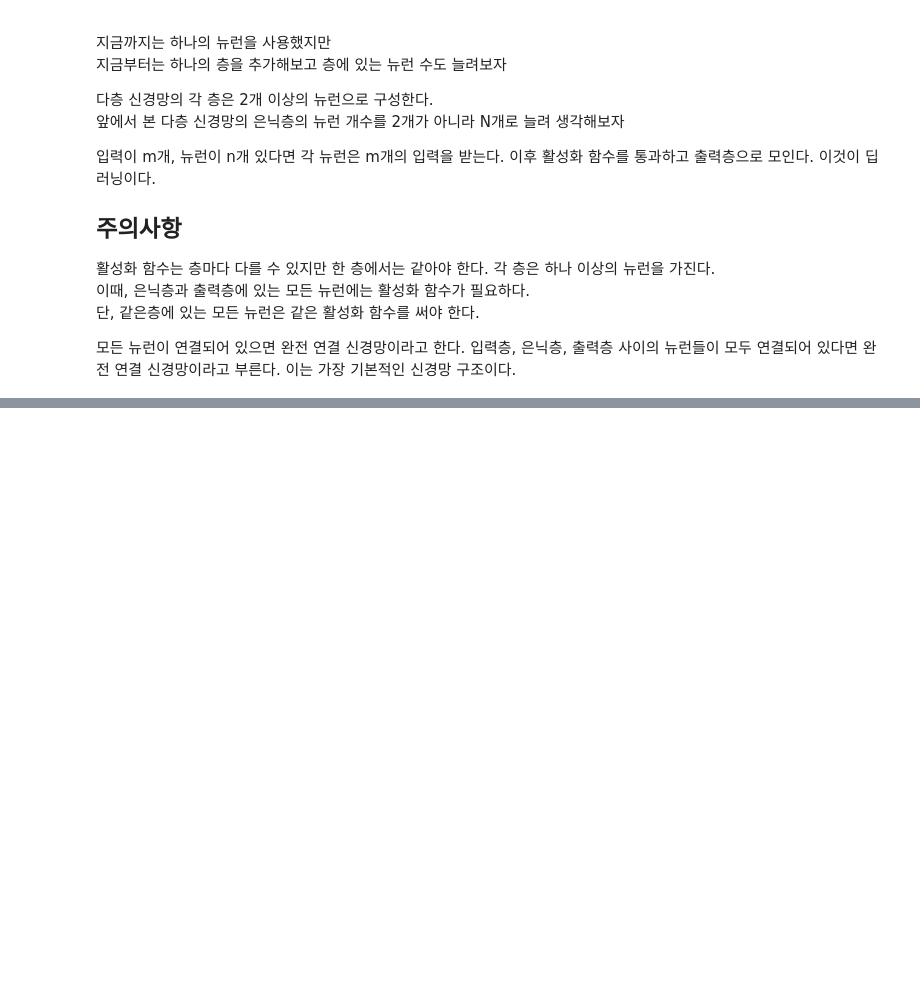
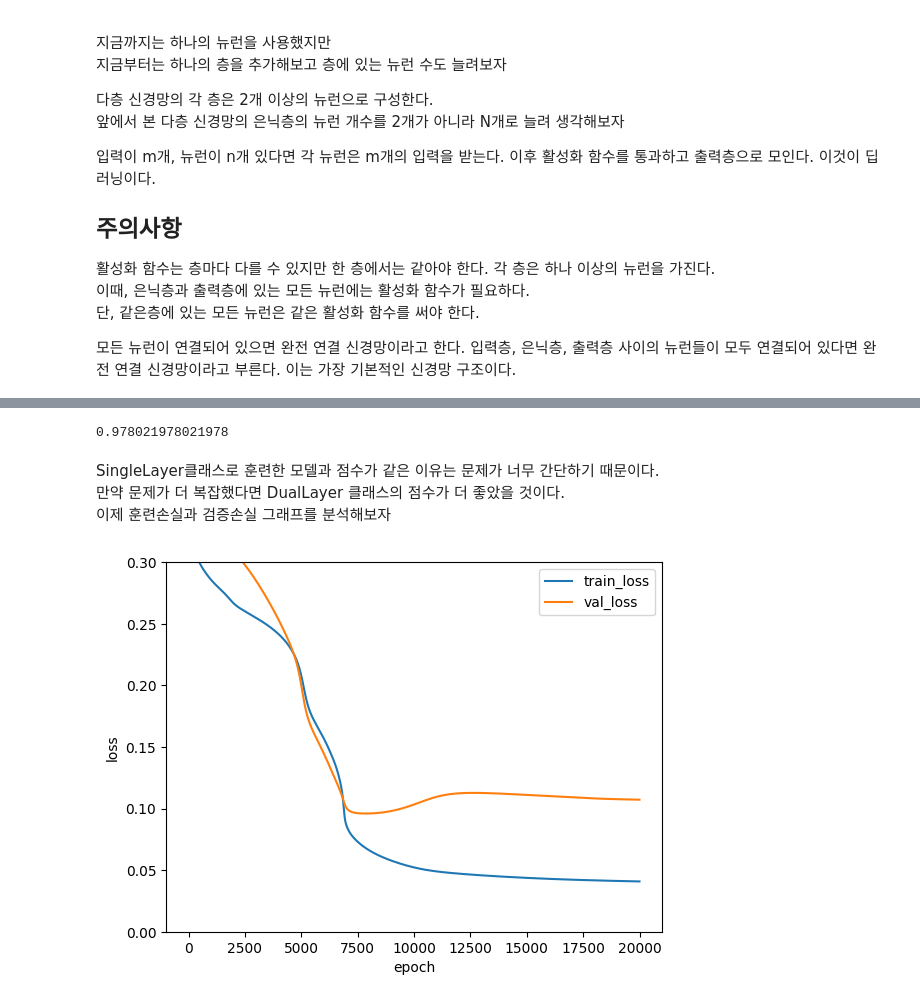
Before and after one commit to Tarel-Github/Artificial_Intelligence_practice, a Jupyter notebook: 02. Doit_DeepLearning/4-1. 다층신경망: 2개의 층을 연결.ipynb, the cells around one changed output, grey strips where cells are left out. Drawn from its saved outputs; the diff is of its cells as text; code cells hidden in the pictures; blank space fills up the shorter version.

```diff
--- a/02. Doit_DeepLearning/4-1. 다층신경망: 2개의 층을 연결.ipynb
+++ b/02. Doit_DeepLearning/4-1. 다층신경망: 2개의 층을 연결.ipynb
@@ -315,0 +330,21 @@ class DualLayer(SingleLayer):
+# %%
+dual_layer = DualLayer(l2=0.01)
+dual_layer.fit(x_train_scaled, y_train, x_val=x_val_scaled, y_val=y_val, epochs = 20000)
+dual_layer.score(x_val_scaled, y_val)
+# %% [output]
+0.978021978021978
+# %% [markdown]
+SingleLayer클래스로 훈련한 모델과 점수가 같은 이유는 문제가 너무 간단하기 때문이다.
+만약 문제가 더 복잡했다면 DualLayer 클래스의 점수가 더 좋았을 것이다.
+</br>
+이제 훈련손실과 검증손실 그래프를 분석해보자
+# %%
+plt.ylim(0, 0.3)
+plt.plot(dual_layer.losses)
+plt.plot(dual_layer.val_losses)
+plt.ylabel('loss')
+plt.xlabel('epoch')
+plt.legend(['train_loss', 'val_loss'])
+plt.show()
+# %% [output]
+[figure, added]
```
Also changed, not shown: parts of 21 cells of this notebook.
